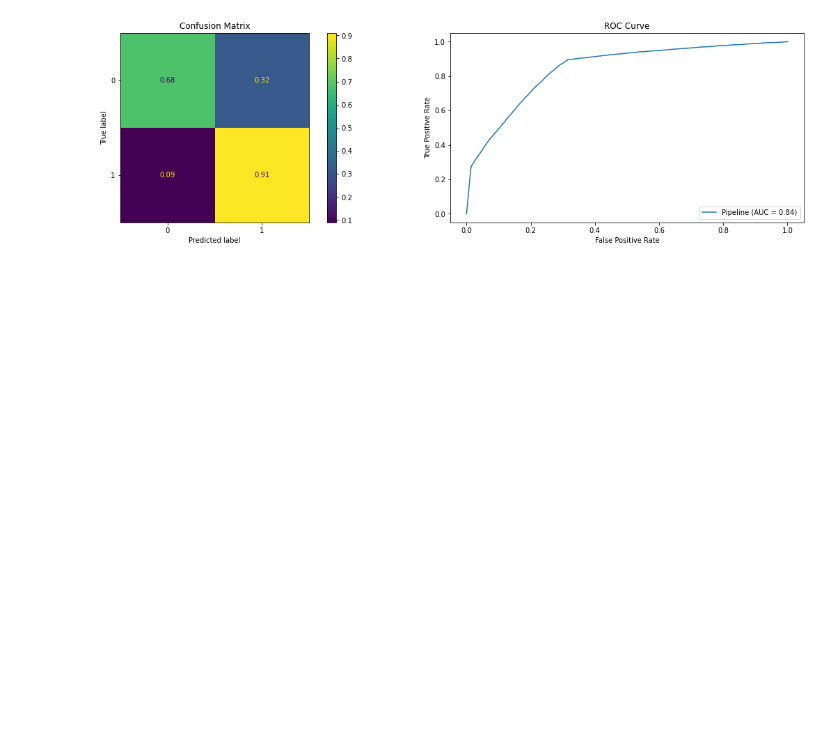
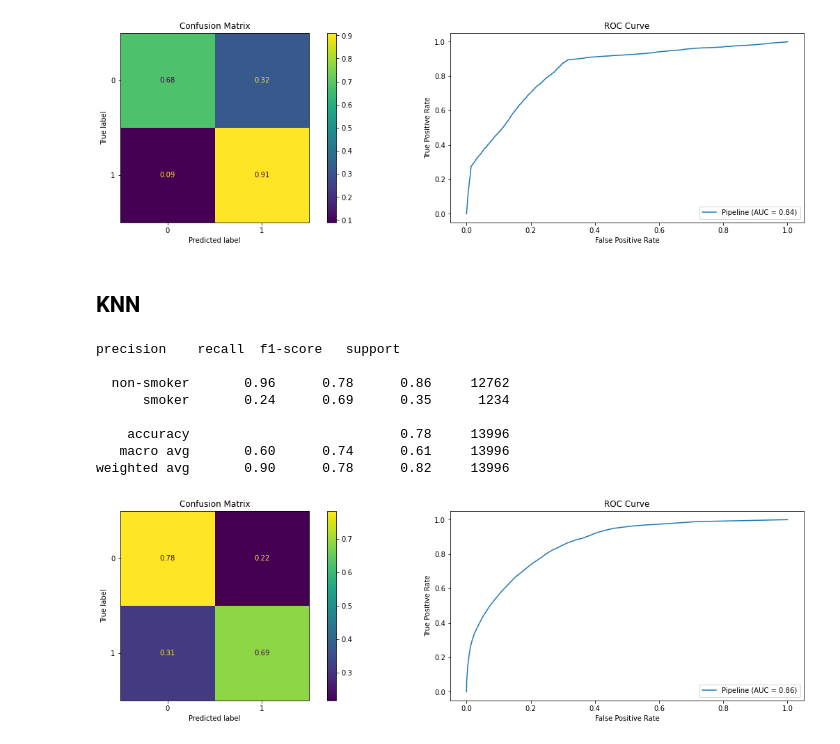
Before and after one commit to RobinsonCW/CardiovascularDiseaseClassification, a Jupyter notebook: src/exploratory_data_analysis/chance/python/objectives/lab-two/CardiovascularDiseaseClassification-LabTwo-Smoke.ipynb, the cells around one changed output. Drawn from its saved outputs; the diff is of its cells as text; code cells hidden in the pictures; blank space fills up the shorter version.

Commit message:
update grid search with recall metric

```diff
--- a/src/exploratory_data_analysis/chance/python/objectives/lab-two/CardiovascularDiseaseClassification-LabTwo-Smoke.ipynb
+++ b/src/exploratory_data_analysis/chance/python/objectives/lab-two/CardiovascularDiseaseClassification-LabTwo-Smoke.ipynb
@@ -119,6 +115,9 @@ Choose the method you will use for dividing your data into training and testing
 
 Create three different classification/regression models for each task (e.g., random forest, KNN, and SVM for task one and the same or different algorithms for task two). Two modeling techniques must be new (but the third could be SVM or logistic regression). Adjust parameters as appropriate to increase generalization performance using your chosen metric. You must investigate different parameters of the algorithms!
 # %%
+smt = SMOTE(sampling_strategy='not majority')
+
+
 numeric_features = ['age', 'cholesterol', 'bp', 'bmiGrp', 'gluc']
 categorical_features = ['gender', 'cardio', 'alco', 'active']
 
@@ -134,11 +133,12 @@ preprocessor = ColumnTransformer(
         ('num', numeric_transformer, numeric_features),
         ('cat', categorical_transformer, categorical_features)])
 
-clf1 = MultinomialNB(alpha=1.0)
-clf2 = KNeighborsClassifier(n_neighbors=41)
-clf3 = RandomForestClassifier(random_state=1, n_estimators=400, min_samples_split=5, min_samples_leaf=4, max_features='sqrt', bootstrap=True)
-clf4 = GradientBoostingClassifier(random_state=1, n_estimators=8, min_samples_split=0.5, min_samples_leaf=0.1, max_features=3, max_depth=16.0)
-clf5 = LogisticRegression(random_state=1, penalty="l2", C=0.01)
+clf1 = MultinomialNB(alpha=0.0001)
+clf2 = KNeighborsClassifier(n_neighbors=40)
+clf3 = RandomForestClassifier(random_state=1, n_estimators=200, min_samples_split=10, min_samples_leaf=4, max_features='sqrt', bootstrap=True)
+clf4 = GradientBoostingClassifier(random_state=1, n_estimators=8, min_samples_split=0.30000000000000004, min_samples_leaf=0.2, max_features=2, max_depth=15.0, loss='exponential')
+clf5 = LogisticRegression(random_state=1, penalty='l2', C=5)
+clf6 = DecisionTreeClassifier(random_state=1, splitter='random', min_samples_split=5, min_samples_leaf=4, max_features='auto', criterion='entropy', class_weight=None)
 
 
 pipe1 = Pipeline([['preprocessor', preprocessor],
@@ -166,18 +166,23 @@ pipe5 = Pipeline([['preprocessor', preprocessor],
                   ['smt', smt],
                   ['clf', clf5]])
 
-clf_labels = ['Naive Bayes', 'KNN', 'Random Forest', 'Gradient Boosting', 'Logistic Regression']
+pipe6 = Pipeline([['preprocessor', preprocessor],
+                  ['rs', RobustScaler()],
+                  ['smt', smt],
+                  ['clf', clf6]])
+
+clf_labels = ['Naive Bayes', 'KNN', 'Random Forest', 'Gradient Boosting', 'Logistic Regression', 'Decision Tree']
 
 # Note n_jobs below. Setting it to -1 will create cv number of threads
 print('10-fold cross validation:\n')
-for clf, label in zip([pipe1, pipe2, pipe3, pipe4, pipe5], clf_labels):
+for clf, label in zip([pipe1, pipe2, pipe3, pipe4, pipe5, pipe6], clf_labels):
     scores = cross_val_score(estimator=clf,
                              X=X,
                              y=y,
                              cv=10,
-                             scoring='roc_auc',
+                             scoring='recall',
                              n_jobs=-1)
-    print("ROC AUC: %0.3f (+/- %0.2f) [%s]"
+    print("Recall: %0.3f (+/- %0.2f) [%s]"
           % (scores.mean(), scores.std(), label))
 # %% [output]
 10-fold cross validation:
@@ -456,3 +524,32 @@ precision    recall  f1-score   support
    macro avg       0.60      0.80      0.58     13996
 weighted avg       0.92      0.70      0.77     13996
 [figure]
+# %% [markdown]
+## KNN
+# %%
+y_pred = fit2.predict(X_test)
+print(classification_report(y_test, y_pred, target_names=["non-smoker", "smoker"]))
+
+fig = plt.figure(1, figsize=(20, 5))
+
+chart_1 = fig.add_subplot(121)
+chart_2 = fig.add_subplot(122)
+
+# Pass Fitted Model, and our test sets, see how they do
+plot_confusion_matrix(pipe2, X_test, y_test, normalize='true', ax=chart_1)
+chart_1.set_title('Confusion Matrix')
+
+plot_roc_curve(pipe2, X, y, ax=chart_2)
+chart_2.set_title('ROC Curve')
+
+plt.show()
+# %% [output]
+precision    recall  f1-score   support
+
+  non-smoker       0.96      0.78      0.86     12762
+      smoker       0.24      0.69      0.35      1234
+
+    accuracy                           0.78     13996
+   macro avg       0.60      0.74      0.61     13996
+weighted avg       0.90      0.78      0.82     13996
+[figure, added]
```
Also changed, not shown: parts of 15 cells of this notebook.
